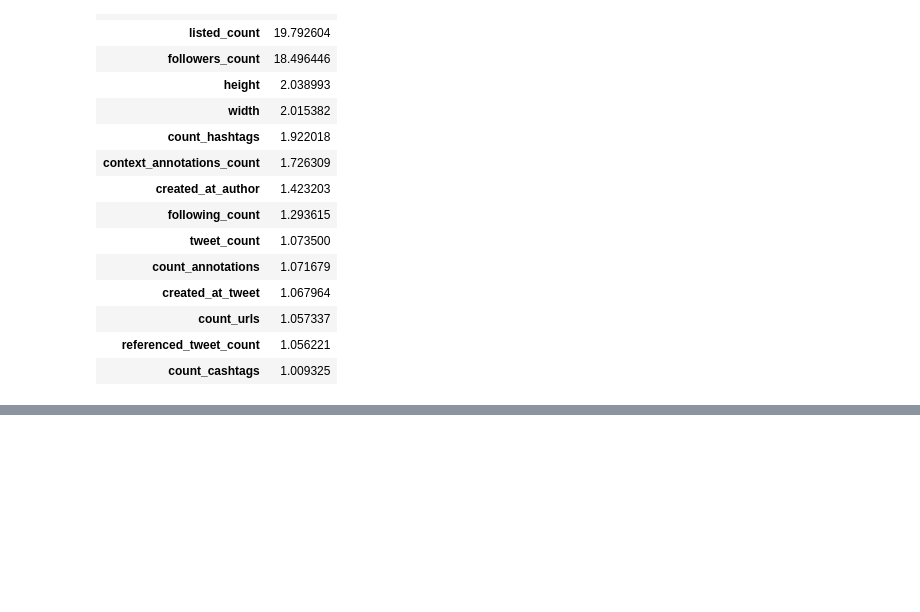
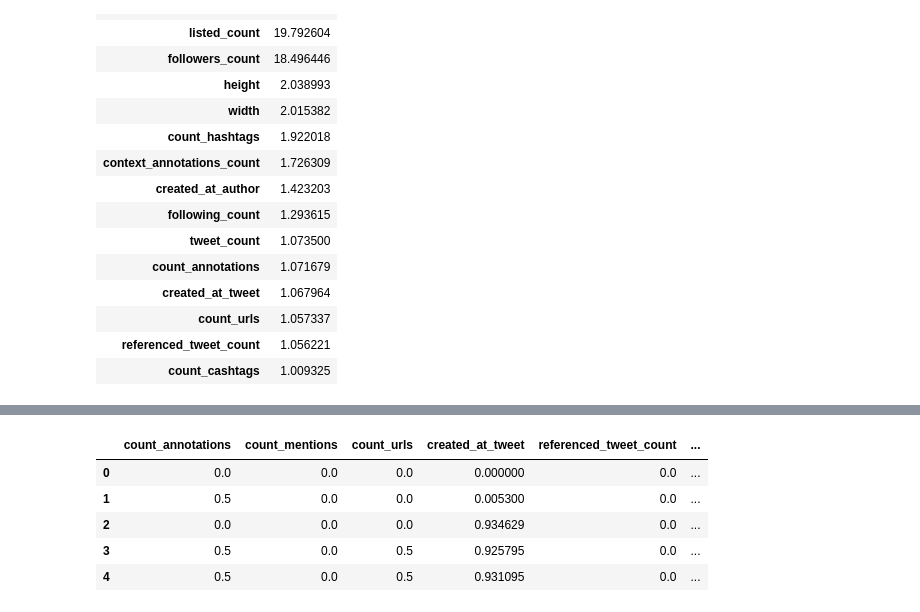
Before and after one commit to alexandermaat99/School-S2, a Jupyter notebook: Feb 10/Checkpoint_MLR.ipynb, the cells around one changed output, grey strips where cells are left out. Cells and saved outputs as stored; diff of their text form; code cells hidden in the pictures; blank space fills up the shorter version.

```diff
--- a/Feb 10/Checkpoint_MLR.ipynb
+++ b/Feb 10/Checkpoint_MLR.ipynb
@@ -233,7 +233,7 @@ Mean of Label Column (retweets): 3.900749063670412
 
 dummies = pd.get_dummies(df, columns=['lang', 'reply_settings', 'source', 'protected', 'verified', 'terms'], drop_first=True)
 dummies = dummies.select_dtypes(['number'])
-# dummies = dummies.drop(['retweets', 'likes', 'quotes', 'replies', 'model_1'], axis=1).assign(const=1)
+dummies = dummies.drop(['retweets', 'likes', 'quotes', 'replies', 'model_1'], axis=1).assign(const=1)
 dummies.head()
 # %% [output]
 |  | context_annotations_count | count_annotations | count_cashtags | count_hashtags | count_mentions | count_urls | ... |
@@ -329,7 +329,11 @@ vif(X)
 # the results summary of every model. You can overwrite the prior model summary each time
 # until you meet the criterion.
 
-dummies = dummies.drop(columns=['count_mentions','listed_count'])
 
-vif(dummies)
+
+y = df['retweets']
+X = dummies.drop(columns=['context_annotations_count','count_cashtags','listed_count', 'created_at_author','following_count', 'tweet_count','count_hashtags'])
+
+results = sm.OLS(y, X).fit()
+print(results.summary())
 # %% [output]
@@ -354,8 +373,20 @@ vif(dummies)
 # %%
 # Question 14: Now we have a nice and trim model. However, we cannot
 # compare the coefficients to each other since they are each on different
 # scales. Therefore, use a Min-Max normalization to convert all features
 # and label to the same scale. Print out the first five records.
+
+from sklearn import preprocessing
+df_minmax = pd.DataFrame(preprocessing.MinMaxScaler().fit_transform(X), columns=X.columns)
+
+df_minmax.head()
+# %% [output]
+|  | count_annotations | count_mentions | count_urls | created_at_tweet | referenced_tweet_count | ... |
+| 0 | 0.0 | 0.0 | 0.0 | 0.000000 | 0.0 | ... |
+| 1 | 0.5 | 0.0 | 0.0 | 0.005300 | 0.0 | ... |
+| 2 | 0.0 | 0.0 | 0.0 | 0.934629 | 0.0 | ... |
+| 3 | 0.5 | 0.0 | 0.5 | 0.925795 | 0.0 | ... |
+| 4 | 0.5 | 0.0 | 0.5 | 0.931095 | 0.0 | ... |
 # %%
 # Question 15: Rerun your last model using the normalized values. Print
 # the results summary.
```
Also changed, not shown: parts of 9 cells of this notebook, 2 other files.
